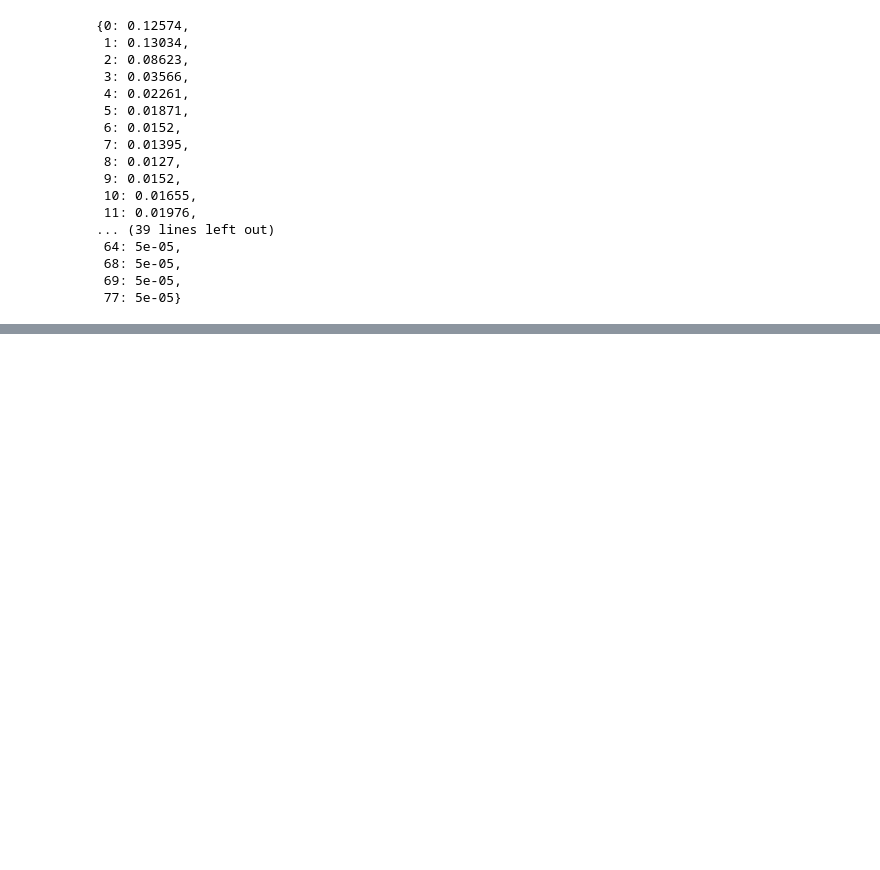
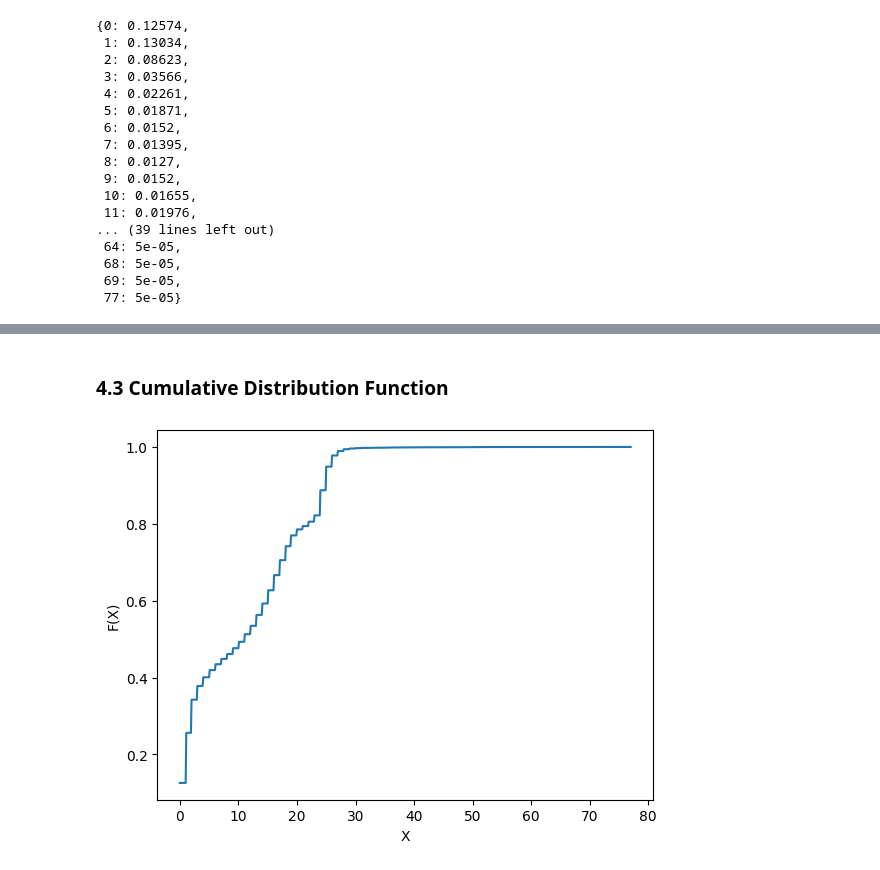
Before and after one commit to DomSamangy/NBA_Shots_04_24, a Jupyter notebook: main.ipynb, the cells around one changed output, grey strips where cells are left out. Cells and saved outputs as stored; diff of their text form; code cells hidden in the pictures; blank space fills up the shorter version.

```diff
--- a/main.ipynb
+++ b/main.ipynb
@@ -184,0 +210,10 @@ plt.show()
+# %% [markdown]
+### 4.3 Cumulative Distribution Function
+# %%
+cdf = distance_object_to_discover.cdf()
+plt.plot(cdf[0], cdf[1])
+plt.xlabel('X')
+plt.ylabel('F(X)')
+plt.show()
+# %% [output]
+[figure, added]
```
Also changed, not shown: parts of 32 cells of this notebook, 1 other file.
